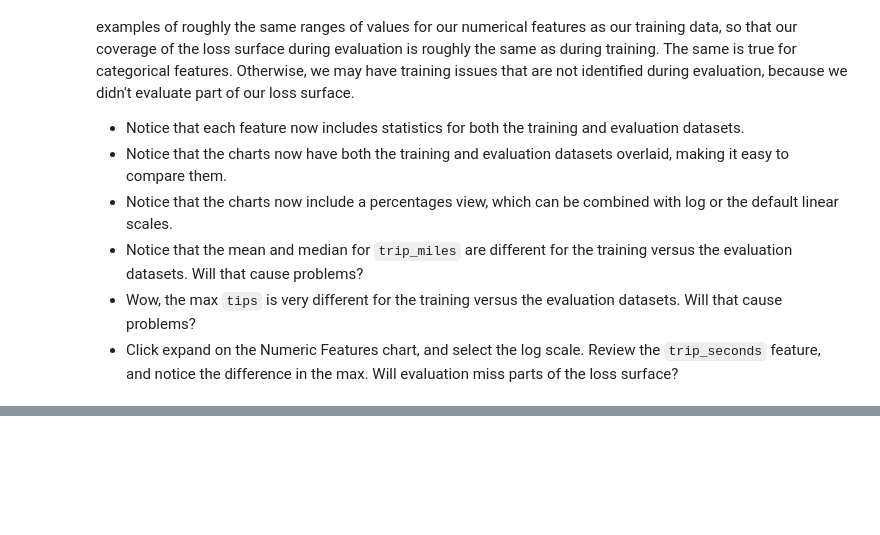
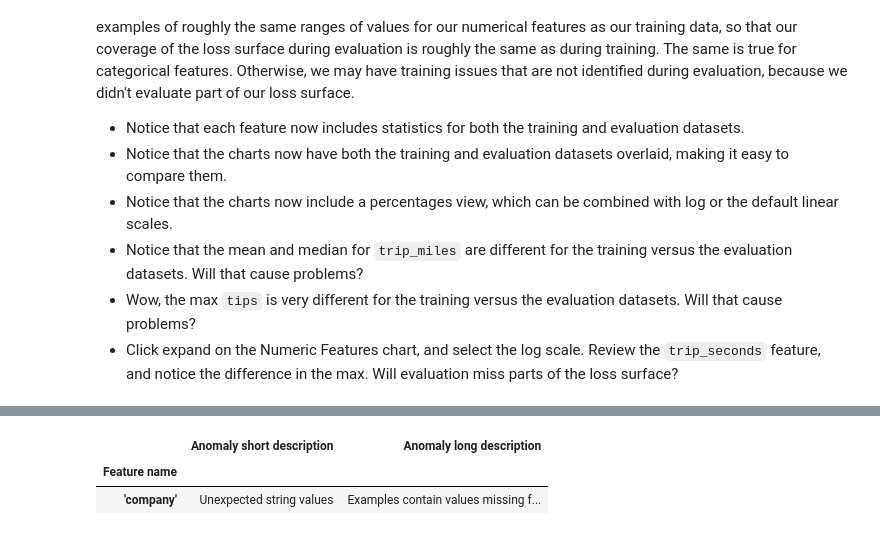
Before and after one commit to pengfei99/TensorFlowDataValidation, a Jupyter notebook: TFDV_example.ipynb, the cells around one changed output, grey strips where cells are left out. Saved outputs shown, nothing was run; the diff lists cells and outputs as text; code cells hidden in the pictures; blank space fills up the shorter version.

```diff
--- a/TFDV_example.ipynb
+++ b/TFDV_example.ipynb
@@ -149,0 +178,16 @@ tfdv.visualize_statistics(lhs_statistics=eval_stats, rhs_statistics=train_stats,
+# %%
+# Relax the minimum fraction of values that must come from the domain for feature company.
+# company = tfdv.get_feature(schema, 'company')
+# company.distribution_constraints.min_domain_mass = 0.9
+
+# Add new value to the domain of feature payment_type.
+payment_type_domain = tfdv.get_domain(schema, 'payment_type')
+payment_type_domain.value.append('Prcard')
+
+# Validate eval stats after updating the schema
+updated_anomalies = tfdv.validate_statistics(statistics=eval_stats, schema=schema)
+tfdv.display_anomalies(updated_anomalies)
+# %% [output]
+|  | Anomaly short description | Anomaly long description |
+| Feature name |  |  |
+| 'company' | Unexpected string values | Examples contain values missing f... |
```
Also changed, not shown: parts of 20 cells of this notebook.
